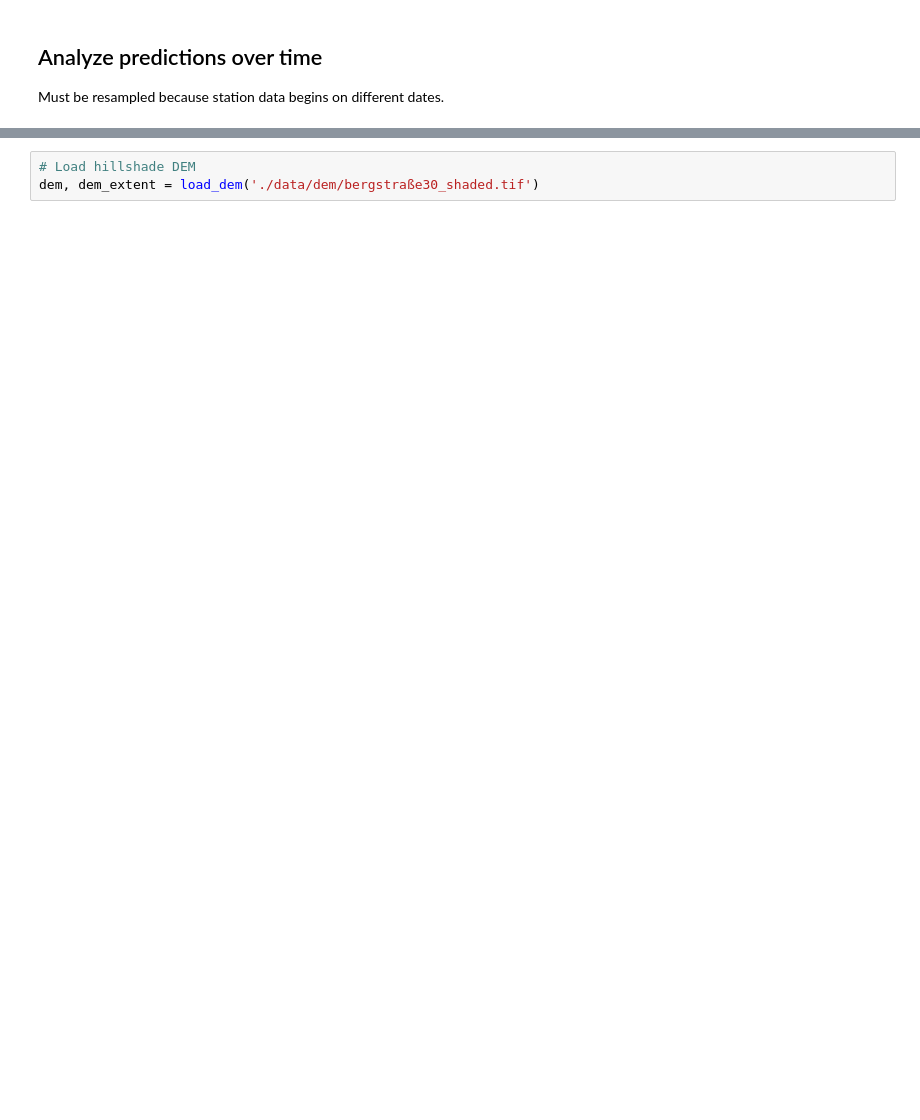
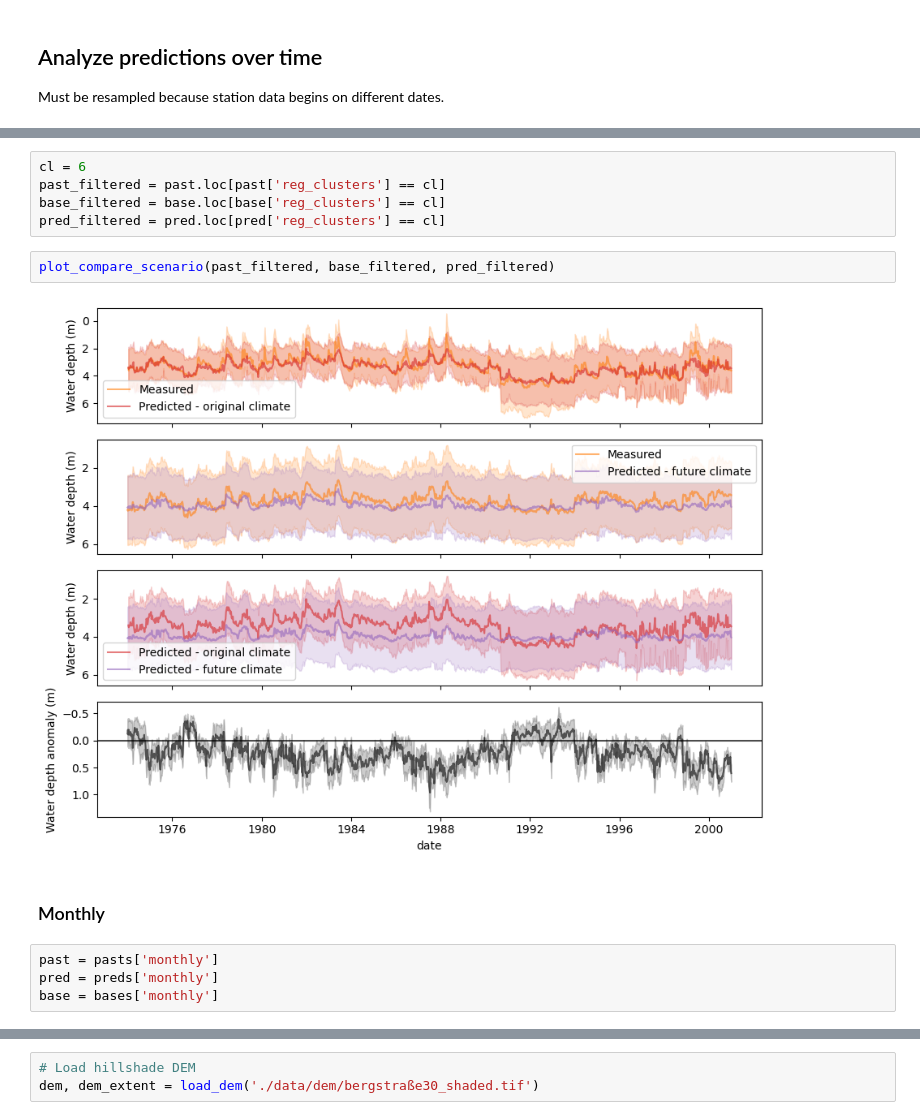
Before and after one commit to silandkyan/predict_groundwater, a Jupyter notebook: analyse_predictions.ipynb, the cells around one changed output, grey strips where cells are left out. Saved outputs shown, nothing was run; the diff lists cells and outputs as text; blank space fills up the shorter version.

```diff
--- a/analyse_predictions.ipynb
+++ b/analyse_predictions.ipynb
@@ -197,0 +126,15 @@ sns.lineplot(data=base_weekly, x="date", y="pred_water_depth",
+# %%
+cl = 6
+past_filtered = past.loc[past['reg_clusters'] == cl]
+base_filtered = base.loc[base['reg_clusters'] == cl]
+pred_filtered = pred.loc[pred['reg_clusters'] == cl]
+# %%
+plot_compare_scenario(past_filtered, base_filtered, pred_filtered)
+# %% [output]
+[figure, added]
+# %% [markdown]
+### Monthly
+# %%
+past = pasts['monthly']
+pred = preds['monthly']
+base = bases['monthly']
```
Also changed, not shown: parts of 41 cells of this notebook, 1 other file.
